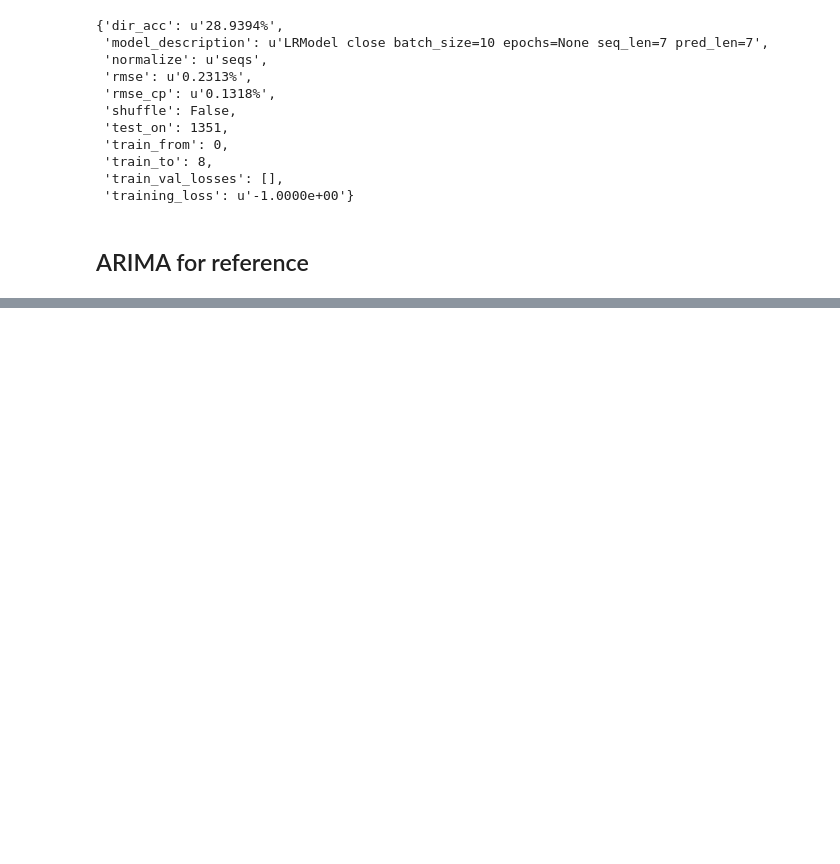
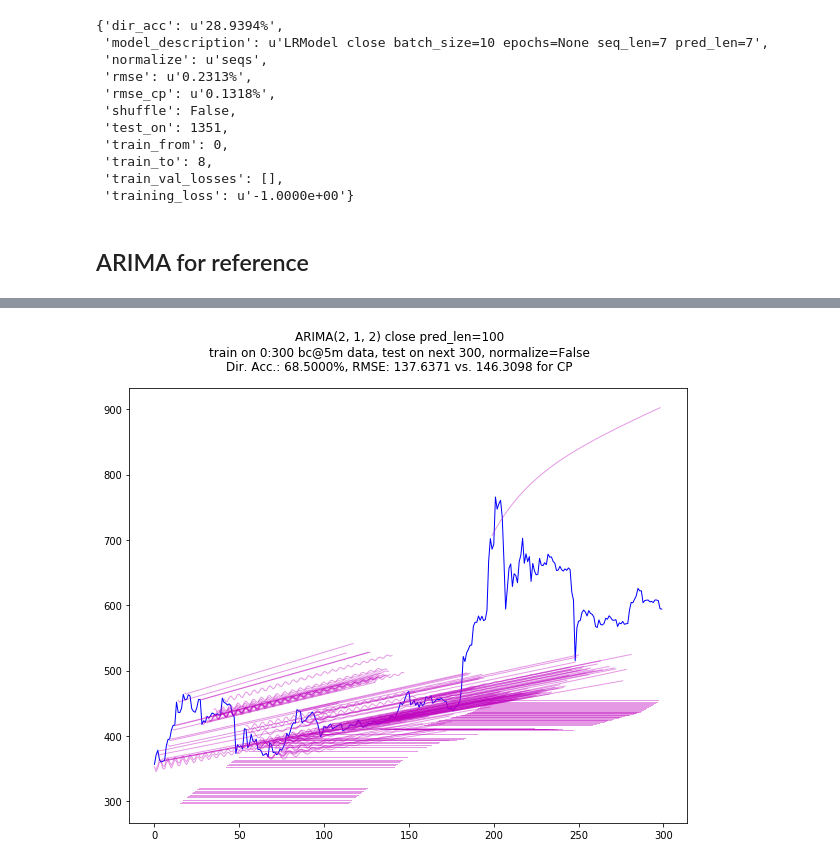
Before and after one commit to NeuronQ/udacity-capstone, a Jupyter notebook: full-runs-btc-24h-ohlcw-sp500-sentimen.ipynb, the cells around one changed output, grey strips where cells are left out. Saved outputs shown, nothing was run; the diff lists cells and outputs as text; code cells hidden in the pictures; blank space fills up the shorter version.

```diff
--- a/full-runs-btc-24h-ohlcw-sp500-sentimen.ipynb
+++ b/full-runs-btc-24h-ohlcw-sp500-sentimen.ipynb
@@ -659,16 +695,18 @@ data ~ (1359, 1)
 # %%
 run_walk_forward_validation_arima(
     # data to extract:
     data,
     features=['close'],
     from_i=0,
-    train_sz=600,
+    train_sz=300,
     test_sz=300,
     # data processing:
     normalize=False,
-    order=(3, 1, 2),
+    order=(2, 1, 2),
     pred_len=100,
     skip=False,
     fix_all_rngs_to=False,
     fix_rngs_before_each=False,
 )
+# %% [output]
+[figure, added]
```
Also changed, not shown: parts of 8 cells of this notebook, 2 other files.
